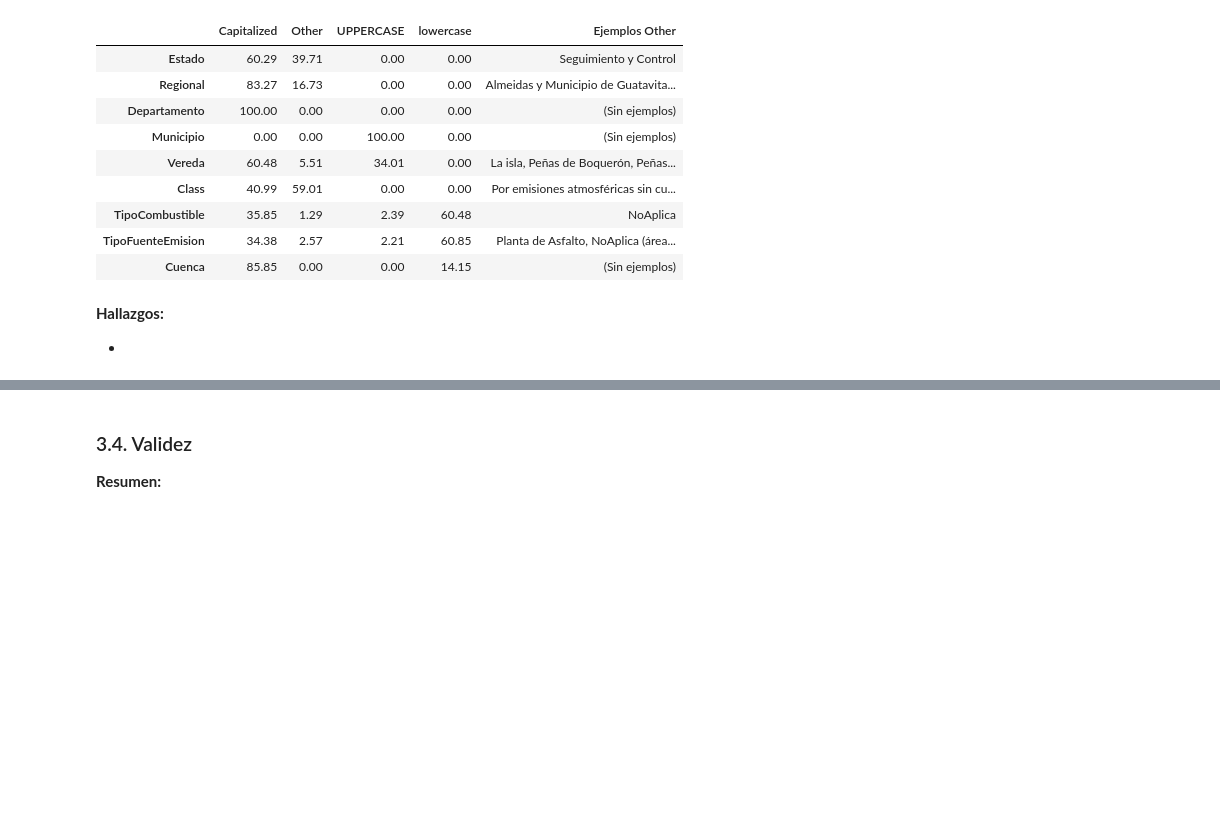
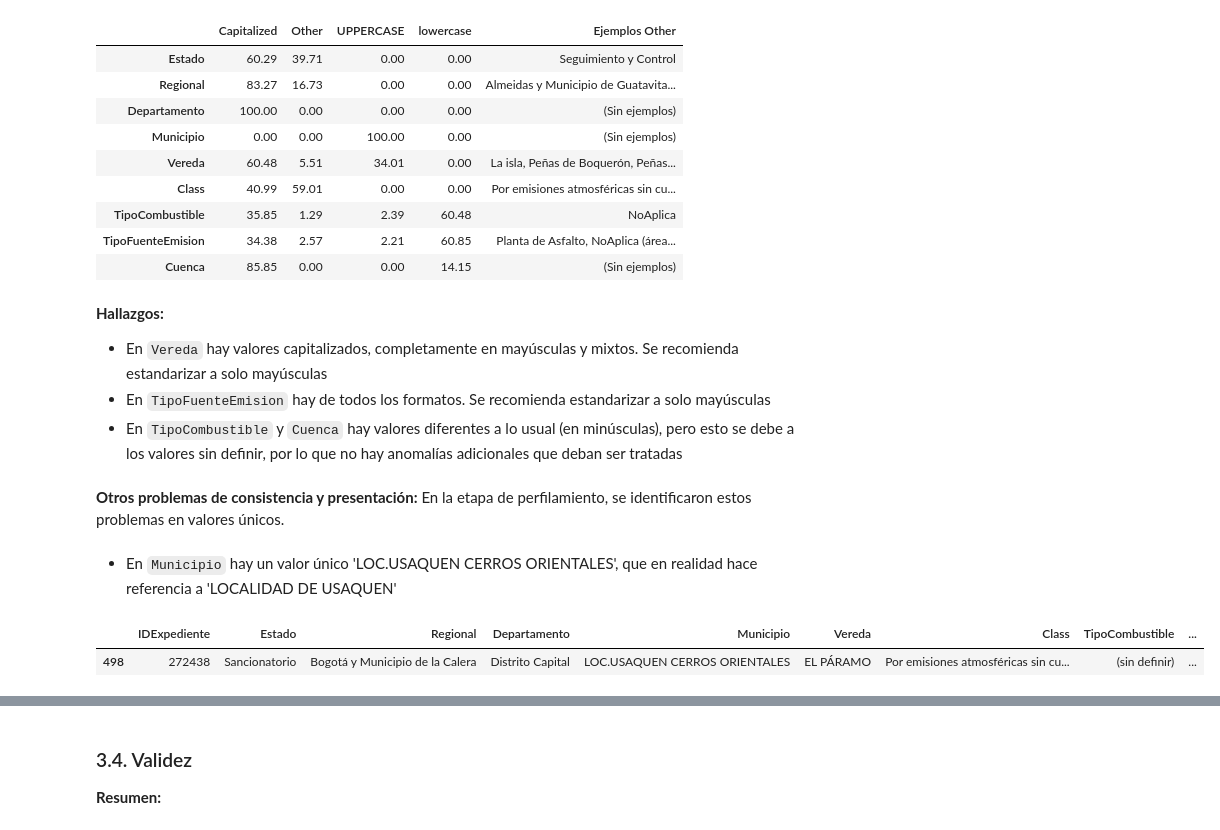
Before and after one commit to sariswis/Proyecto-Visual-Analytics, a Jupyter notebook: entendimiento/Dataset 2 - Lugares de emisiones.ipynb, the cells around one changed output, grey strips where cells are left out. Saved outputs shown, nothing was run; the diff lists cells and outputs as text; code cells hidden in the pictures; blank space fills up the shorter version.

```diff
--- a/entendimiento/Dataset 2 - Lugares de emisiones.ipynb
+++ b/entendimiento/Dataset 2 - Lugares de emisiones.ipynb
@@ -733,4 +737,15 @@ Porcentajes de diferentes tipos de capitalización en variables categóricas:
 # %% [markdown]
 **Hallazgos:**
 
--
+- En `Vereda` hay valores capitalizados, completamente en mayúsculas y mixtos. Se recomienda estandarizar a solo mayúsculas
+- En `TipoFuenteEmision` hay de todos los formatos. Se recomienda estandarizar a solo mayúsculas
+- En `TipoCombustible` y `Cuenca` hay valores diferentes a lo usual (en minúsculas), pero esto se debe a los valores sin definir, por lo que no hay anomalías adicionales que deban ser tratadas
+# %% [markdown]
+**Otros problemas de consistencia y presentación:** En la etapa de perfilamiento, se identificaron estos problemas en valores únicos.
+# %% [markdown]
+- En `Municipio` hay un valor único 'LOC.USAQUEN CERROS ORIENTALES', que en realidad hace referencia a 'LOCALIDAD DE USAQUEN'
+# %%
+df[df['Municipio'] == 'LOC.USAQUEN CERROS ORIENTALES']
+# %% [output]
+|  | IDExpediente | Estado | Regional | Departamento | Municipio | Vereda | Class | TipoCombustible | ... |
+| 498 | 272438 | Sancionatorio | Bogotá y Municipio de la Calera | Distrito Capital | LOC.USAQUEN CERROS ORIENTALES | EL PÁRAMO | Por emisiones atmosféricas sin cu... | (sin definir) | ... |
```
Also changed, not shown: parts of 12 cells of this notebook.
